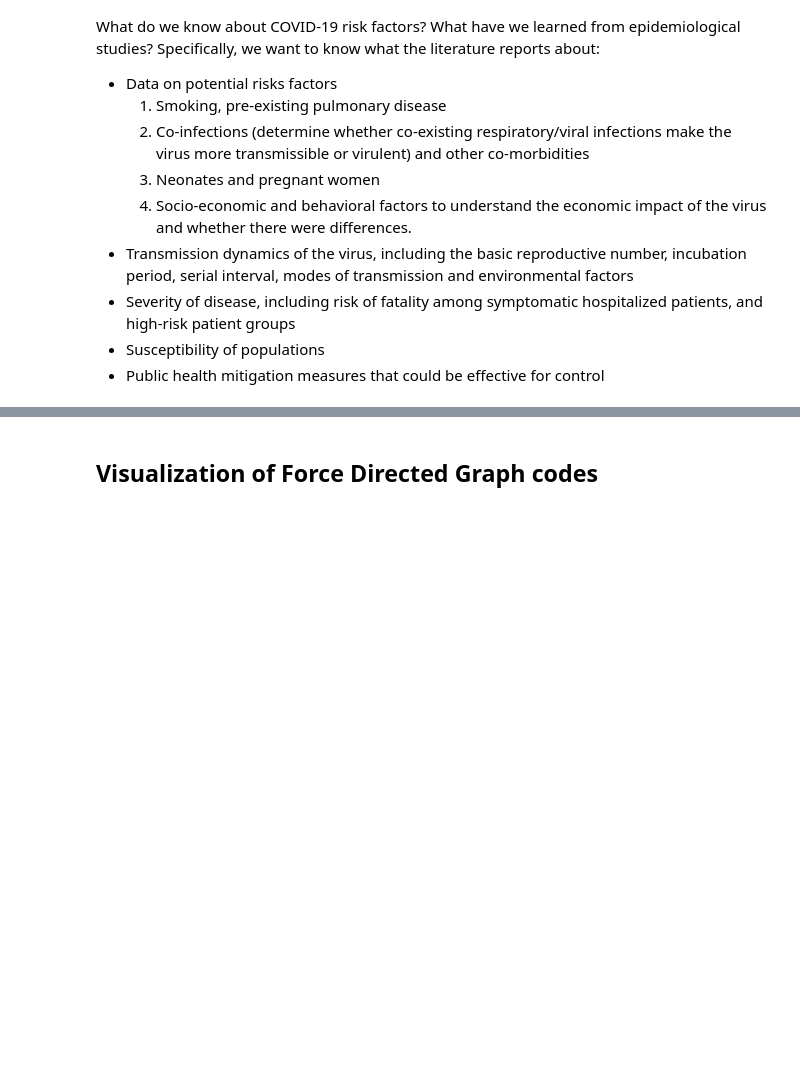
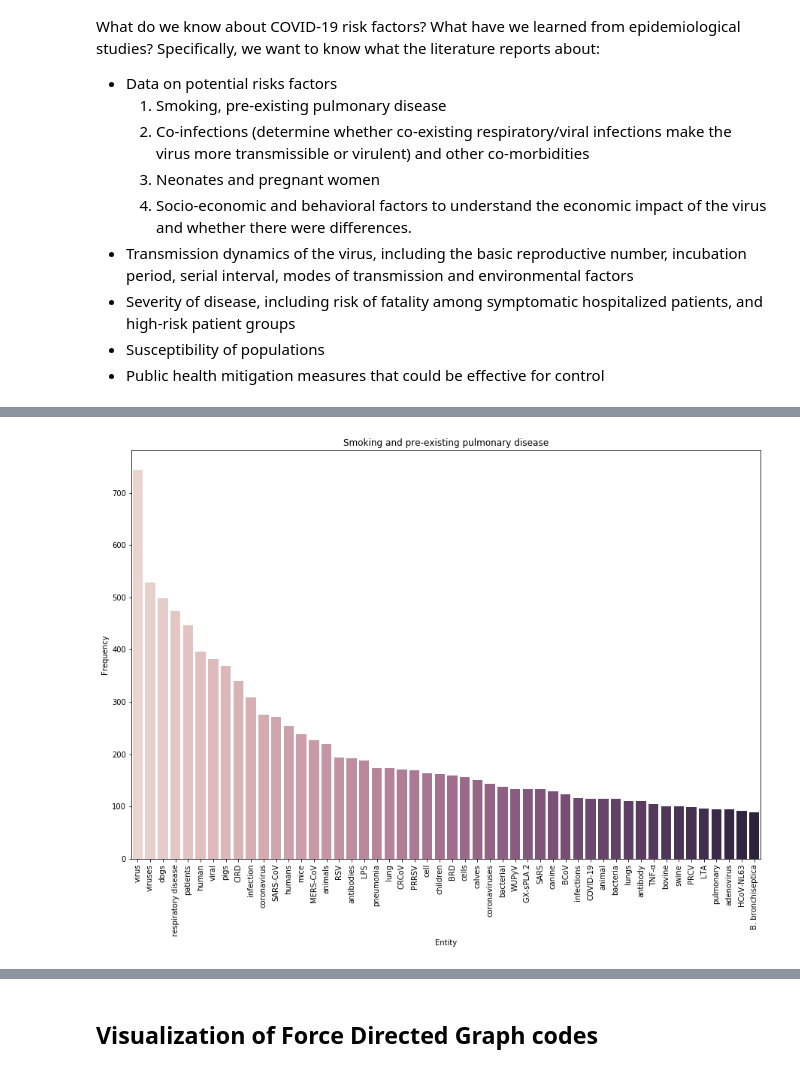
Before and after one commit to ravibhaskar/CORD-19-S4PCKR, a Jupyter notebook: S4PCKR.ipynb, the cells around one changed output, grey strips where cells are left out. Saved outputs shown, nothing was run; the diff lists cells and outputs as text; code cells hidden in the pictures; blank space fills up the shorter version.

Commit message:
Added PCA graphs

```diff
--- a/S4PCKR.ipynb
+++ b/S4PCKR.ipynb
@@ -118,6 +157,7 @@ import time
 import scipy
 import spacy
 import scispacy
+import multiprocessing
 import pandas as pd
 import numpy as np
 import networkx as nx
@@ -130,11 +170,23 @@ from jsonpath_ng.ext import parse
 from collections import Counter
 from collections import OrderedDict
 from IPython.core.display import display, HTML
+from IPython.display import IFrame
 from pyvis.network import Network
 from datetime import date
 import dateutil.parser as dparser
 import seaborn as sns
 import matplotlib.pyplot as plt
+import concurrent.futures
+from concurrent.futures import as_completed
+from concurrent.futures import ThreadPoolExecutor
+from sklearn.feature_extraction.text import CountVectorizer, TfidfTransformer
+import nltk
+from sklearn.decomposition import PCA
+from sklearn.cluster import KMeans
+import plotly
+import plotly.express as px
+
+stopwords = nltk.corpus.stopwords.words('english')
 
 %matplotlib inline
 
@@ -381,7 +581,7 @@ for index, row in df.iterrows():
     if index % 1000 == 0:
         solr.add(list_for_solr)
         list_for_solr = []
-        counter = counter + 100
+        counter = counter + 1000
         print('Counter ', counter)
 
 #Commit is very costly use it sparingly
@@ -588,7 +806,7 @@ label_def_list = list(label_def.values())
 
 for task,query in zip(tasks, queries):
     label_entities = []
-    numDocsFound, search_results = search(query)
+    num_docs_found, search_results = search(query)
     num_search_results = len(search_results)
 
     display(HTML(f'<h3 style="color:red">Task - {task} \n</h3>'))
@@ -624,0 +838,74 @@ for task,query in zip(tasks, queries):
+# %%
+for task,query in zip(tasks, queries):
+    q_entity_list = []
+    titles_list = []
+    body_list = []
+    num_docs_found, search_results = search(query, 200)
+    for index,search_result in enumerate(search_results):
+        title = search_result.get('title', "")
+        body = search_result.get('body', "")
+        body_list.append(body)
+        titles_list.append(title)
+        for model in models.values():
+            body_doc = model(body)
+            q_entity_list = q_entity_list + [e.text for e in body_doc.ents]
+
+    # 3D PCA Document Clustering
+    # 'b','g','r', 'c','m','y','k','w'
+    colors = ["r", "b", "c", "y", "m", ]
+    cv = CountVectorizer(analyzer = 'word', max_features = 5000, lowercase=True, preprocessor=None, tokenizer=None, stop_words = stopwords)
+    vectors = cv.fit_transform(body_list)
+    kmeans = KMeans(n_clusters = len(colors), init = 'k-means++', random_state = 13)
+    kmean_indices = kmeans.fit_predict(vectors)
+
+    pca = PCA(n_components=3)
+    scatter_plot_points = pca.fit_transform(vectors.toarray())
+
+    x_axis = [o[0] for o in scatter_plot_points]
+    y_axis = [o[1] for o in scatter_plot_points]
+    z_axis = [o[2] for o in scatter_plot_points]
+
+    pca_dict = {'X': x_axis, 'Y': y_axis, 'Z': z_axis,'Title':titles_list, 'Color':[colors[d] for d in kmean_indices]}
+    pca_df = pd.DataFrame(pca_dict)
+    fig = px.scatter_3d(pca_df, x="X", y="Y", z='Z',color='Color', hover_name="Title")
+    fig.show()
+
+# 2D PCA Working
+#     pca = PCA(n_components=2)
+#     scatter_plot_points = pca.fit_transform(vectors.toarray())
+
+#     x_axis = [o[0] for o in scatter_plot_points]
+#     y_axis = [o[1] for o in scatter_plot_points]
+
+#     pca_dict = {'X': x_axis, 'Y': y_axis, 'Title':titles_list, 'Color':[colors[d] for d in kmean_indices]}
+#     pca_df = pd.DataFrame(pca_dict)
+#     fig = px.scatter(pca_df, x="X", y="Y", color='Color', hover_name="Title")
+#     fig.show()
+
+#     fig, ax = plt.subplots(figsize=(20,10))
+
+#     pcs_df = pd.DataFrame()
+
+#     ax.scatter(x_axis, y_axis, c=[colors[d] for d in kmean_indices])
+
+#     for i, title in enumerate(titles_list):
+#         ax.annotate("", (x_axis[i], y_axis[i]))
+
+#     plt.show()
+
+
+    #Bar Graphs
+    nerCntr = Counter(q_entity_list)
+    freq_ners = nerCntr.most_common(50)
+
+    x,y = zip(*freq_ners)
+    x,y = list(x),list(y)
+
+    plt.figure(figsize=(15,10))
+    ax= sns.barplot(x=x, y=y,palette = sns.cubehelix_palette(len(x)))
+    plt.xlabel('Entity')
+    plt.xticks(rotation=90)
+    plt.ylabel('Frequency')
+    plt.title(task)
+    plt.show()
+# %% [output]
@@ -624,0 +913 @@ for task,query in zip(tasks, queries):
+[figure, added]
```
Also changed, not shown: parts of 23 cells of this notebook.
